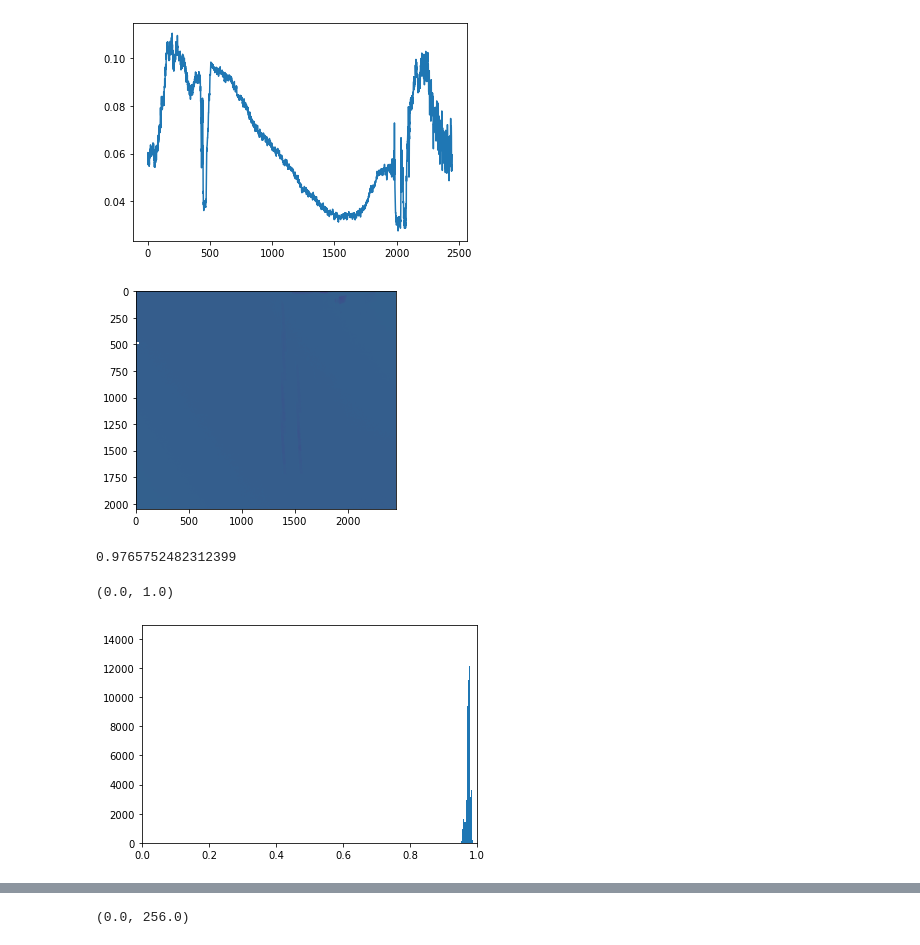
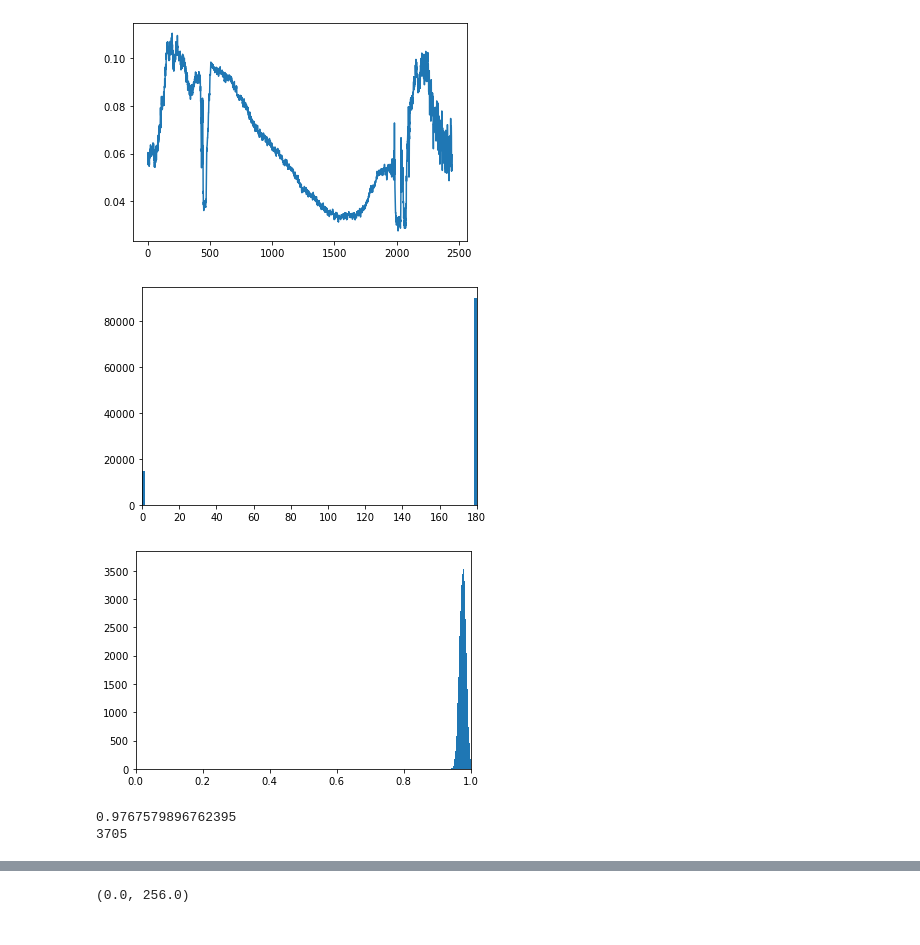
Before and after one commit to masadatz/PolCam, a Jupyter notebook: Code_for_experiment.ipynb, the cells around one changed output, grey strips where cells are left out. Drawn from its saved outputs; the diff is of its cells as text; code cells hidden in the pictures.

```diff
--- a/Code_for_experiment.ipynb
+++ b/Code_for_experiment.ipynb
@@ -125,36 +125,46 @@ plt.show()
 # %%
 #C:\Users\masadatz\Google Drive\CloudCT\svs_vistek\A\A22_45000\7\25_15_02_18_897203_101935.npy
 
-image = np.load(r'C:\Users\masadatz\Google Drive\CloudCT\svs_vistek\cover_polar_192900073_fixed.npy')
+image_full = np.load(r'C:\Users\masadatz\Google Drive\CloudCT\svs_vistek\calibration\frame_2_2022_01_06_144358.npy',)
 #images = np.squeeze(np.array(init_image[0]))
-
+image = image_full[400:2000, 400:1800]
 #im = np.squeeze(np.array(images))
 img_demosaiced = pa.demosaicing(image)
+
 img_0, img_45, img_90, img_135 = cv2.split(img_demosaiced)
-Stokes =  pa.calcLinearStokes(np.moveaxis(np.array([img_0, img_45, img_90, img_135]), 0, -1),
+Stokes =  pa.calcLinearStokes(np.moveaxis(np.array([img_0-5, img_45-5, img_90-5, img_135-5]), 0, -1),
                               np.deg2rad([0,45,90,135]))
 I = Stokes[:, :, 0]
 DoLP = pa.cvtStokesToDoLP(Stokes)
-AoLP = (180/np.pi)*pa.cvtStokesToAoLP(Stokes)-90
+AoLP = (180/np.pi)*pa.cvtStokesToAoLP(Stokes)
 
 #plt.imshow(I, cmap=plt.get_cmap('gray'), vmin=0, vmax=4096)
 #cbar = plt.colorbar(mappable=plt.cm.ScalarMappable(cmap=plt.get_cmap('gray')))
-plt.imshow(DoLP)
+#plt.imshow(I)
+#plt.colorbar()
 #plt.imshow(DoLP, cmap=plt.get_cmap('gray'), vmin=0, vmax=1)
 #cbar = plt.colorbar(mappable=plt.cm.ScalarMappable(cmap=plt.get_cmap('gray')))
 plt.show()
-print(np.nanmean(DoLP))
 
-r = cv2.selectROI('to crop image', DoLP, False,False)
+
+r = cv2.selectROI('to crop image', DoLP)
+
 # crop:
 
 DCrop = DoLP[int(r[1]):int(r[1]+r[3]),int(r[0]):int(r[0]+r[2])]
+ACrop = AoLP[int(r[1]):int(r[1]+r[3]),int(r[0]):int(r[0]+r[2])]
 cv2.imshow('Image',DCrop)
 cv2.waitKey(0)
+plt.hist(ACrop.flatten(),100)
+plt.xlim([0,180])
+plt.show()
 plt.hist(DCrop.flatten(),100)
 plt.xlim([0,1])
+plt.show()
+print(np.nanmean(DCrop[np.nonzero(DCrop)]))
+print(np.max(image_full))
 # %% [output]
-[figure, old version]
+[figure, new version]
+[figure, new version]
-0.9765752482312399
+0.9767579896762395
+3705
-(0.0, 1.0)
-[figure, old version]
```
Also changed, not shown: parts of 1 cell of this notebook, 5 other files.
